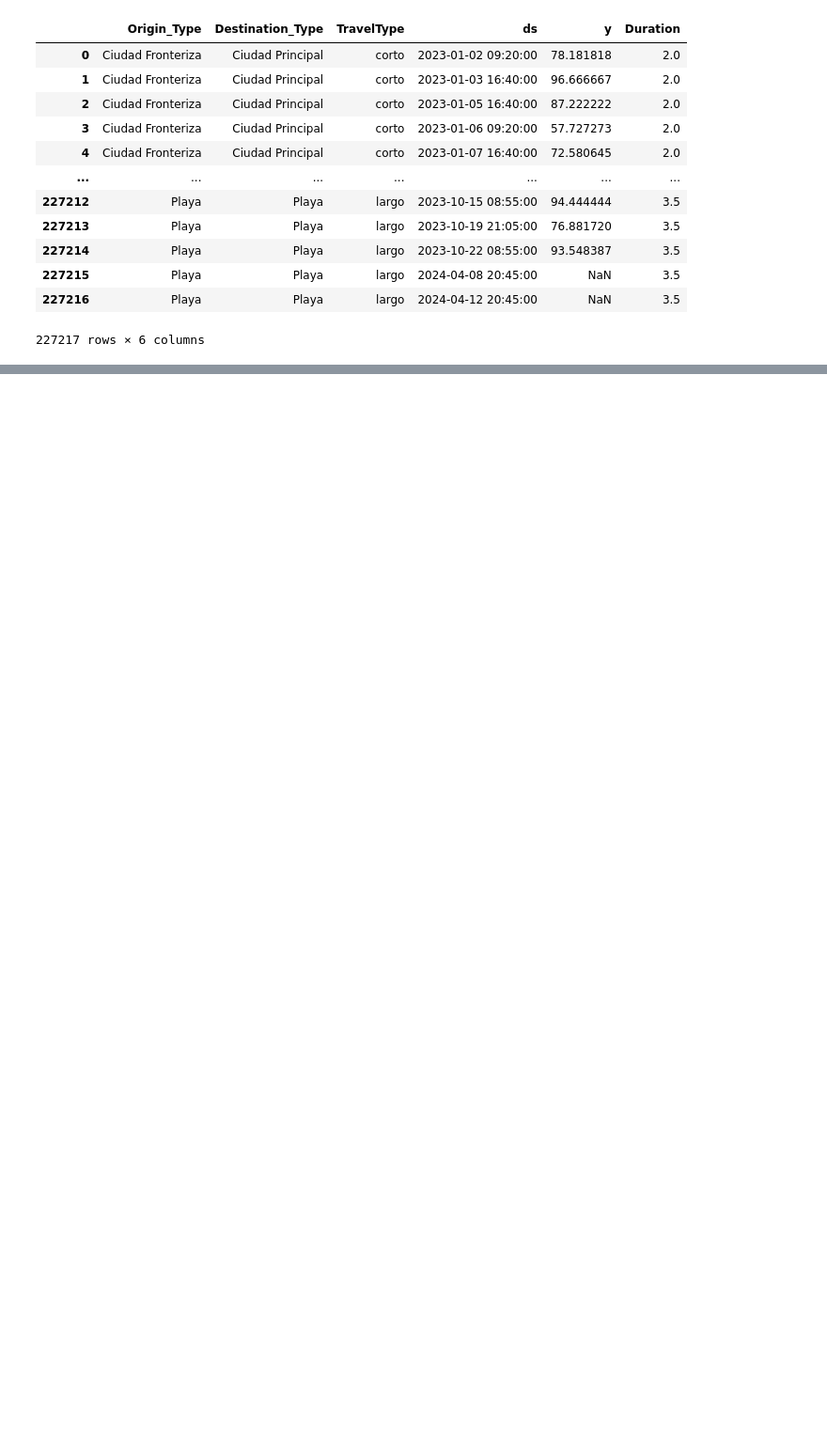
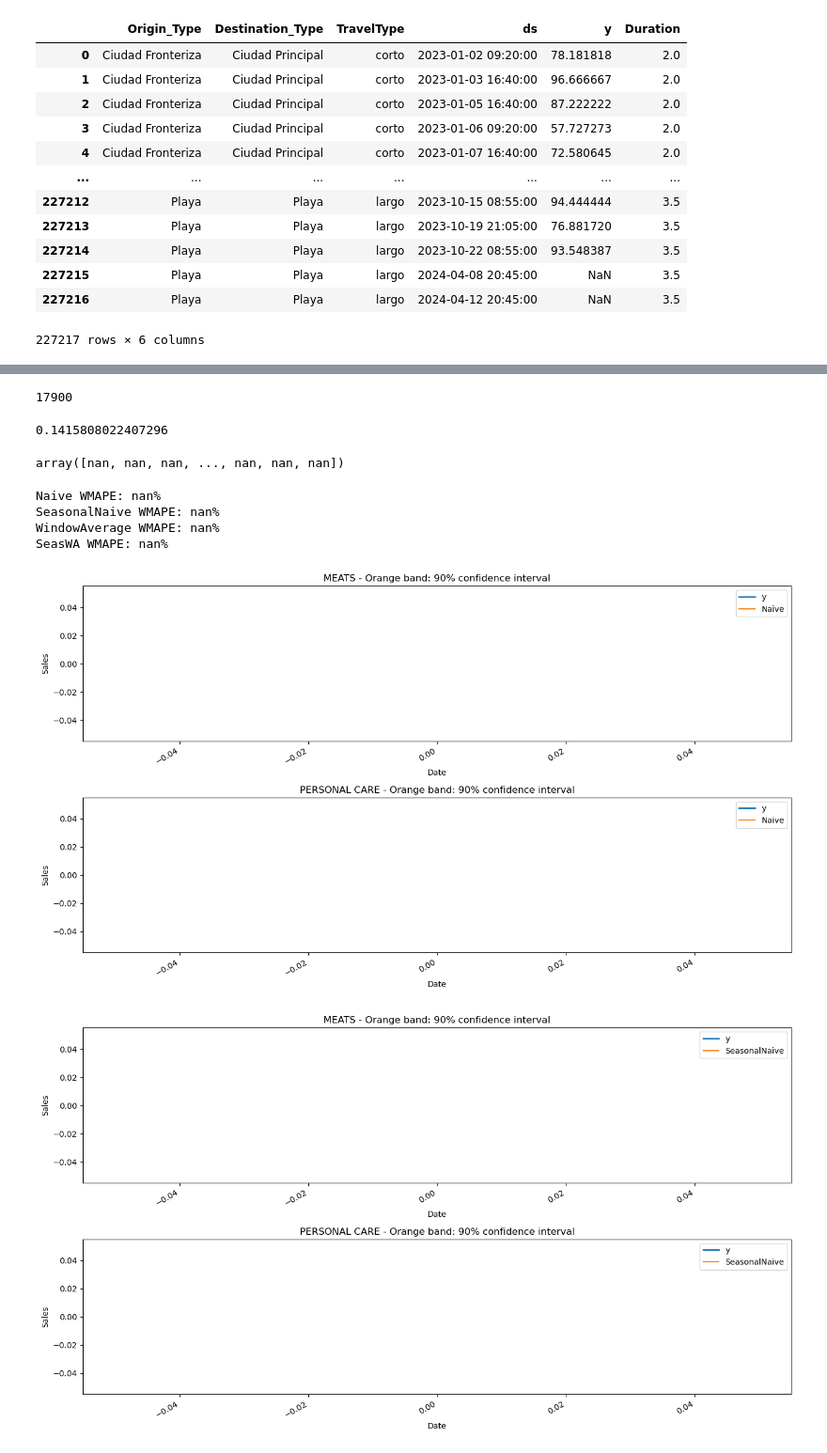
Before and after one commit to aslikr42069/Datathon, a Jupyter notebook: Prophet.ipynb, the cells around one changed output, grey strips where cells are left out. Shown at 94% size. Cells and saved outputs as stored; diff of their text form; code cells hidden in the pictures; blank space fills up the shorter version.

```diff
--- a/Prophet.ipynb
+++ b/Prophet.ipynb
@@ -92,0 +154,8 @@ val_df
+# %%
+naive_model = StatsForecast(models=[Naive(),
+                                    SeasonalNaive(season_length=365),
+                                    WindowAverage(window_size=365),
+                                    SeasonalWindowAverage(window_size=7, season_length=365)],
+                                    freq='h',
+                                    n_jobs=-1)
+naive_model.fit(train[['unique_id', 'ds', 'y']])
@@ -92,0 +164,3 @@ val_df
+# %%
+p_naive = naive_model.predict(h=validations['ds'].nunique())
+p_naive = p_naive.reset_index().merge(validations, on=['unique_id', 'ds'], how='left')
@@ -92,0 +183,42 @@ val_df
+# %%
+p_naive['y'].isnull().sum()
+# %% [output]
+17900
+# %%
+p2 = p_naive[~p_naive['Naive'].isnull()]
+# %%
+wmape(p2['y'], p2['Naive'])
+# %% [output]
+0.1415808022407296
+# %%
+p = p2
+# %%
+p['y'].values
+# %% [output]
+array([nan, nan, nan, ..., nan, nan, nan])
+# %%
+for model_ in ['Naive', 'SeasonalNaive', 'WindowAverage', 'SeasWA']:
+    fig,ax = plt.subplots(2,1, figsize=(1280/96, 720/96))
+    for ax_, family in enumerate(['MEATS', 'PERSONAL CARE']):
+        p.loc[p['unique_id'] == family].plot(x='ds', y='y', ax=ax[ax_], label='y', title=family, linewidth=2)
+        p.loc[p['unique_id'] == family].plot(x='ds', y=model_, ax=ax[ax_], label=model_)
+        ax[ax_].set_xlabel('Date')
+        ax[ax_].set_ylabel('Sales')
+        if model_ in ['Naive', 'SeasonalNaive']:
+            # ax[ax_].fill_between(p.loc[p['unique_id'] == family, 'ds'].values,
+                                # p.loc[p['unique_id'] == family, f'{model_}-lo-90'],
+                                # p.loc[p['unique_id'] == family, f'{model_}-hi-90'],
+                                # alpha=0.2,
+                                # color='orange')
+            ax[ax_].set_title(f'{family} - Orange band: 90% confidence interval')
+        ax[ax_].legend()
+    fig.tight_layout()
+    wmape_ = wmape(p['y'].values, p[model_].values)
+    print(f'{model_} WMAPE: {wmape_:.2%}')
+# %% [output]
+Naive WMAPE: nan%
+SeasonalNaive WMAPE: nan%
+WindowAverage WMAPE: nan%
+SeasWA WMAPE: nan%
+[figure, added]
+[figure, added]
```
Also changed, not shown: parts of 10 cells of this notebook.
